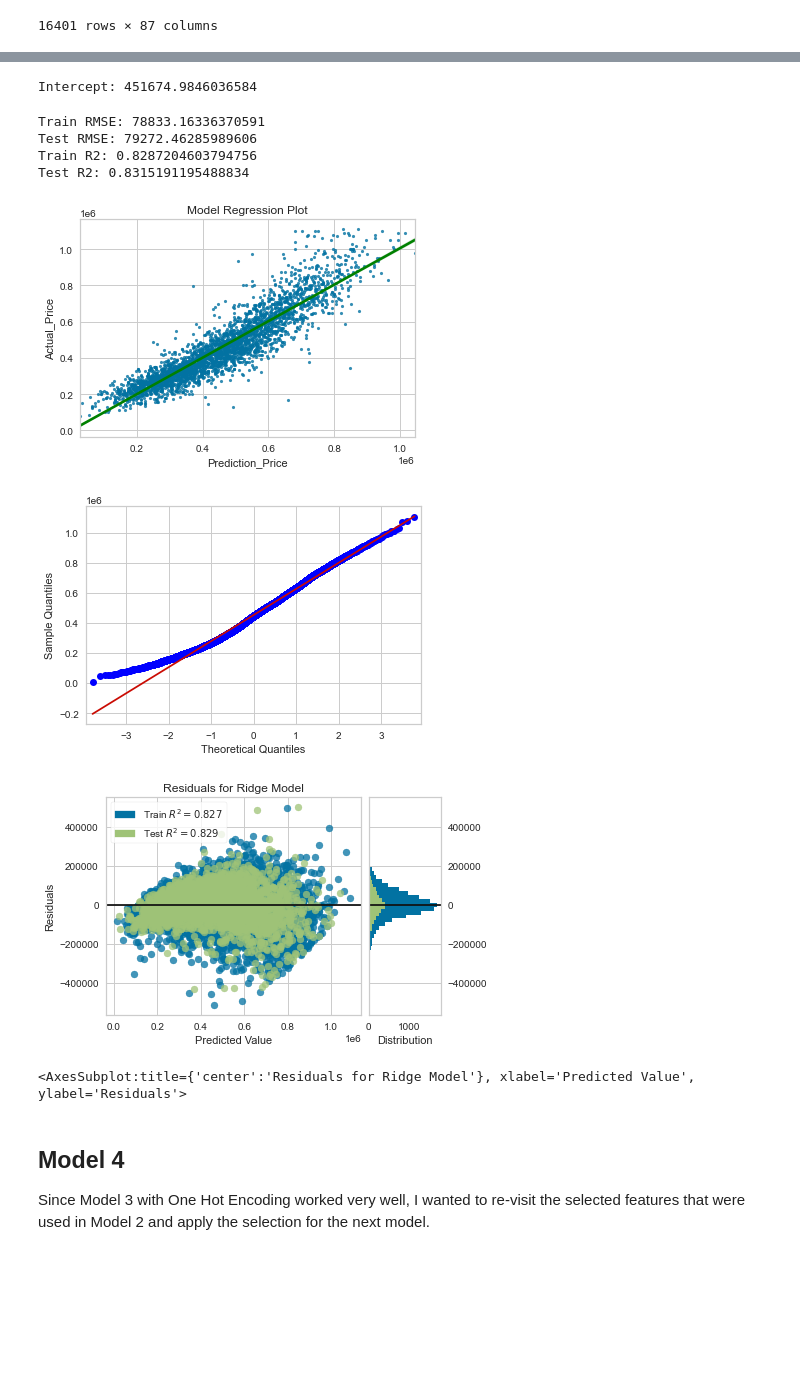
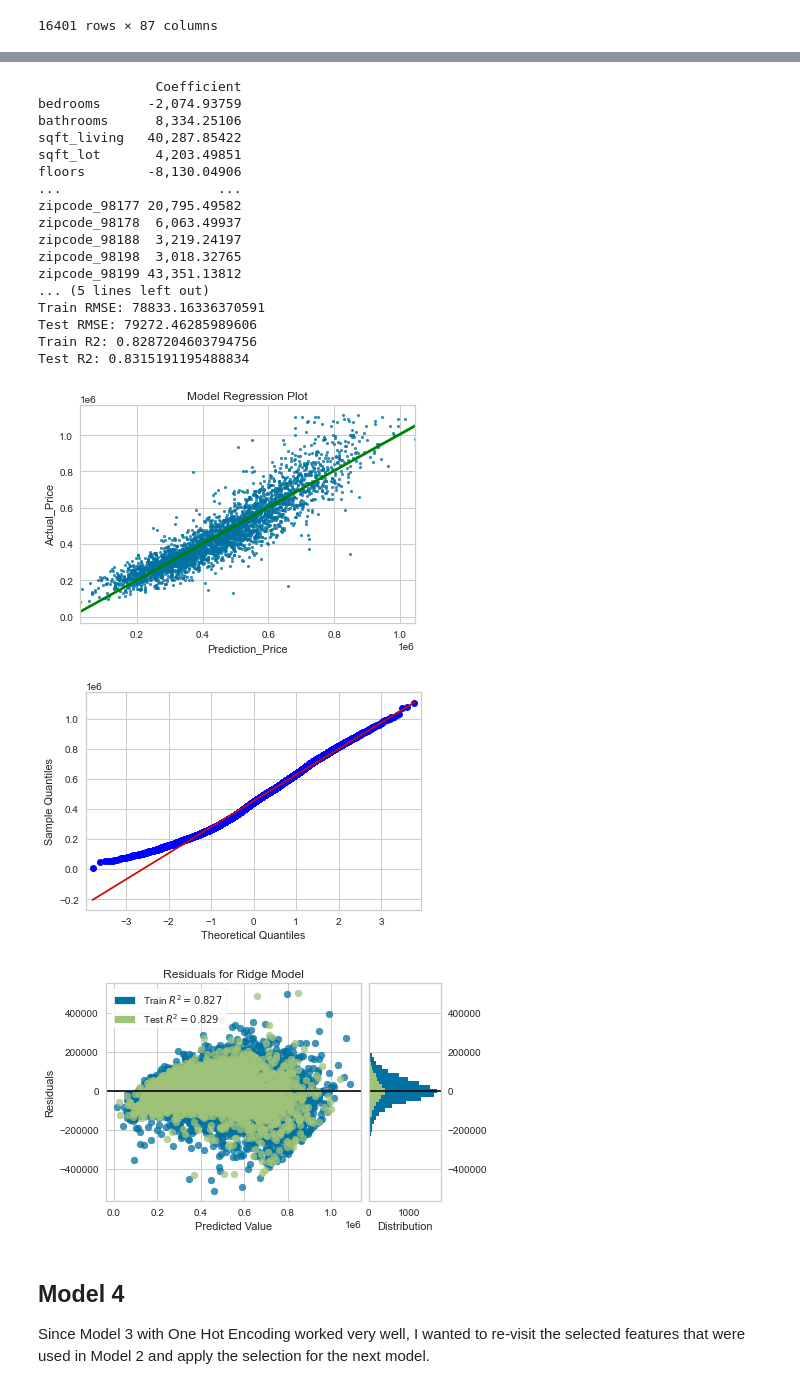
Before and after one commit to jennifernha/King-County-House-Sales, a Jupyter notebook: King County House Sales Analysis.ipynb, the cells around one changed output, grey strips where cells are left out. Cells and saved outputs as stored; diff of their text form; code cells hidden in the pictures; blank space fills up the shorter version.

Commit message:
update model 3

```diff
--- a/King County House Sales Analysis.ipynb
+++ b/King County House Sales Analysis.ipynb
@@ -689,16 +711,3 @@ X = df3.drop('price', axis= 1)
 y = df3['price']
 # %%
 X_train3, X_test3, y_train3, y_test3 = train_test_split(X, y, test_size = 0.20, random_state = 42)
-# %%
-#   Scaling the data
-scaler = StandardScaler()
-scaler.fit(X_train3)
-X_train_scaled = scaler.fit_transform(X_train3)
-X_test_scaled = scaler.transform(X_test3)
-#   Create model
-model = LinearRegression()
-#   Fit the train data in the model
-model.fit(X_train_scaled, y_train3)
-#   Predict the train and test data
-train_pred = model.predict(X_train_scaled)
-test_pred = model.predict(X_test_scaled)
@@ -727,40 +714,26 @@ coeff_df
-# %%
-print('Intercept: ' + str(model.intercept_))
-# %% [output]
-Intercept: 451674.9846036584
-# %%
-train_rmse = np.sqrt(mean_squared_error(y_train3, (train_pred)))
-test_rmse = np.sqrt(mean_squared_error(y_test3, (test_pred)))
-print("Train RMSE: "+ str(train_rmse))
-print("Test RMSE: "+ str(test_rmse))
-#   Find the R2 value for the train and test data
-train_r_squared = r2_score(y_train3, train_pred)
-test_r_squared = r2_score(y_test3, test_pred)
-print("Train R2: "+ str(train_r_squared))
-print("Test R2: "+ str(test_r_squared))
-sns.regplot(x=  test_pred, y = y_test3, scatter_kws={"s":10}, line_kws={"color": "green"})
-plt.xlabel("Prediction_Price")
-plt.ylabel("Actual_Price")
-plt.title("Model Regression Plot")
-#   Create QQ Plot
-sm.qqplot(train_pred, line = 's')
-pylab.show()
-#  Create homoscedasticity plot
-#  Code from https://www.scikit-yb.org/en/latest/api/regressor/residuals.html
-model = Ridge()
-visualizer = ResidualsPlot(model)
-visualizer.fit(X_train3, y_train3)
-visualizer.score(X_test3, y_test3)
-visualizer.show()
-# %% [output]
-Train RMSE: 78833.16336370591
-Test RMSE: 79272.46285989606
-Train R2: 0.8287204603794756
-Test R2: 0.8315191195488834
-[figure, removed]
-[figure, removed]
-[figure, removed]
-<AxesSubplot:title={'center':'Residuals for Ridge Model'}, xlabel='Predicted Value', ylabel='Residuals'>
+# %%
+linear_model(X_train3, y_train3, X_test3, y_test3)
+# %% [output]
+               Coefficient
+bedrooms      -2,074.93759
+bathrooms      8,334.25106
+sqft_living   40,287.85422
+sqft_lot       4,203.49851
+floors        -8,130.04906
+...                    ...
+zipcode_98177 20,795.49582
+zipcode_98178  6,063.49937
+zipcode_98188  3,219.24197
+zipcode_98198  3,018.32765
+zipcode_98199 43,351.13812
+... (5 lines left out)
+Train RMSE: 78833.16336370591
+Test RMSE: 79272.46285989606
+Train R2: 0.8287204603794756
+Test R2: 0.8315191195488834
+[figure, added]
+[figure, added]
+[figure, added]
 # %% [markdown]
 ## Model 4
 Since Model 3 with One Hot Encoding worked very well, I wanted to re-visit the selected features that were used in Model 2 and apply the selection for the next model.
```
Also changed, not shown: parts of 6 cells of this notebook.
